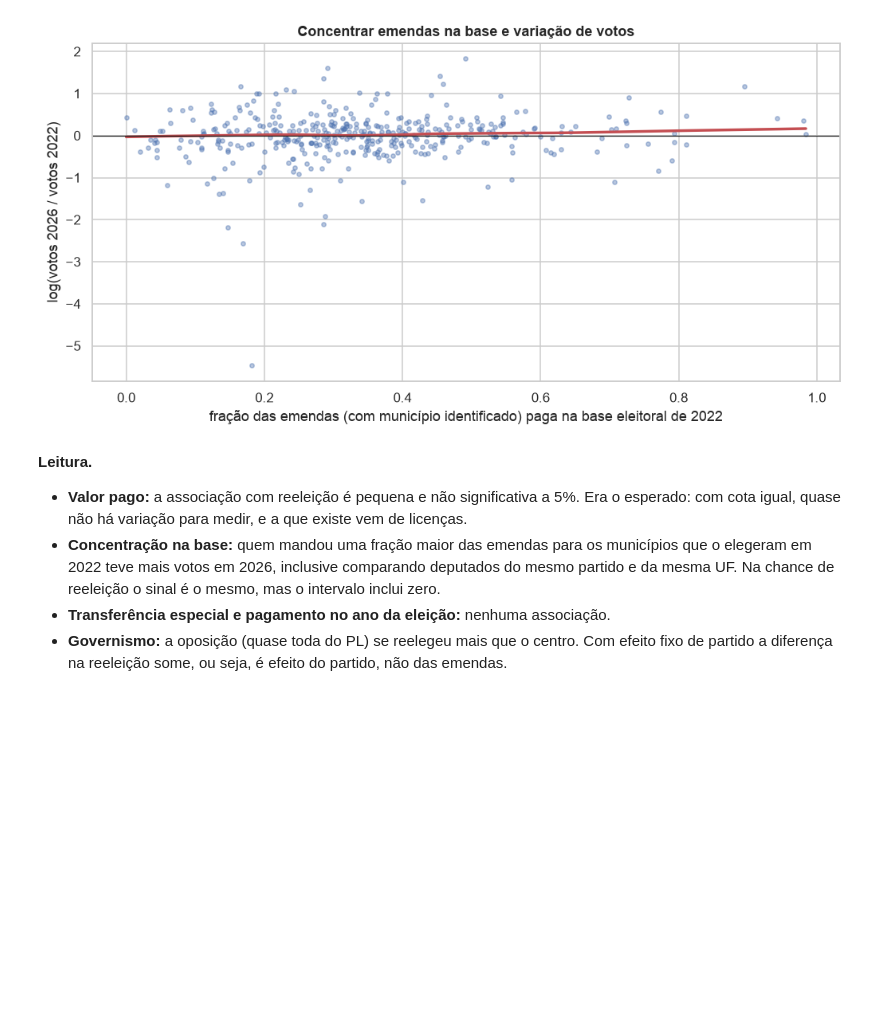
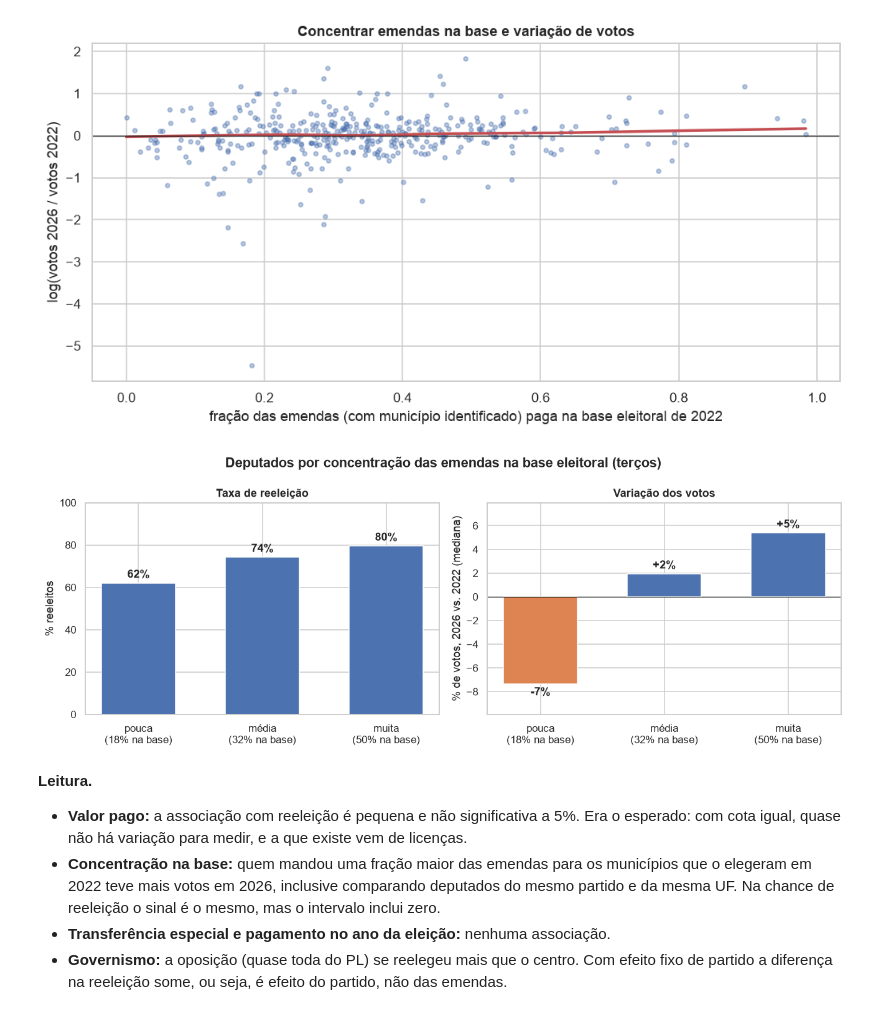
Before and after one commit to marcospflbarreto/eleicoes-2026, a Jupyter notebook: notebooks/04_emendas_reeleicao.ipynb, the cells around one changed output. Cells and saved outputs as stored; diff of their text form; code cells hidden in the pictures; blank space fills up the shorter version.

```diff
--- a/notebooks/04_emendas_reeleicao.ipynb
+++ b/notebooks/04_emendas_reeleicao.ipynb
@@ -370,6 +370,25 @@ ax.set_ylabel("log(votos 2026 / votos 2022)"); ax.set_title("Concentrar emendas
 plt.show()
 # %% [output]
 [figure]
+# %%
+t = taxa_por_faixa("pct_na_base", ("pouca", "média", "muita"))
+fig, axs = plt.subplots(1, 2, figsize=(12, 4.5))
+rot = [f"{f}\n({v:.0%} na base)" for f, v in zip(t.index, t["valor_mediano"])]
+axs[0].bar(rot, t["taxa_reeleicao"] * 100, color="C0", width=.6)
+axs[0].set_ylim(0, 100); axs[0].set_ylabel("% reeleitos"); axs[0].set_title("Taxa de reeleição")
+crescimento = (np.exp(t["crescimento_mediano_votos"]) - 1) * 100
+axs[1].bar(rot, crescimento, color=np.where(crescimento >= 0, "C0", "C1"), width=.6)
+axs[1].axhline(0, color="k", lw=.8); axs[1].set_ylabel("% de votos, 2026 vs. 2022 (mediana)")
+axs[1].margins(y=.2)  # espaço para os rótulos acima e abaixo das barras
+axs[1].set_title("Variação dos votos")
+for ax, vals, fmt in ((axs[0], t["taxa_reeleicao"] * 100, "{:.0f}%"), (axs[1], crescimento, "{:+.0f}%")):
+    for x, v in enumerate(vals):
+        ax.annotate(fmt.format(v), (x, v), ha="center", va="bottom" if v >= 0 else "top", xytext=(0, 3 if v >= 0 else -3),
+                    textcoords="offset points", weight="bold")
+fig.suptitle("Deputados por concentração das emendas na base eleitoral (terços)", weight="bold")
+plt.tight_layout(); plt.show()
+# %% [output]
+[figure, added]
 # %% [markdown]
 **Leitura.**
 - **Valor pago:** a associação com reeleição é pequena e não significativa a 5%. Era o esperado: com cota igual, quase não
```
Also changed, not shown: 9 other files.
